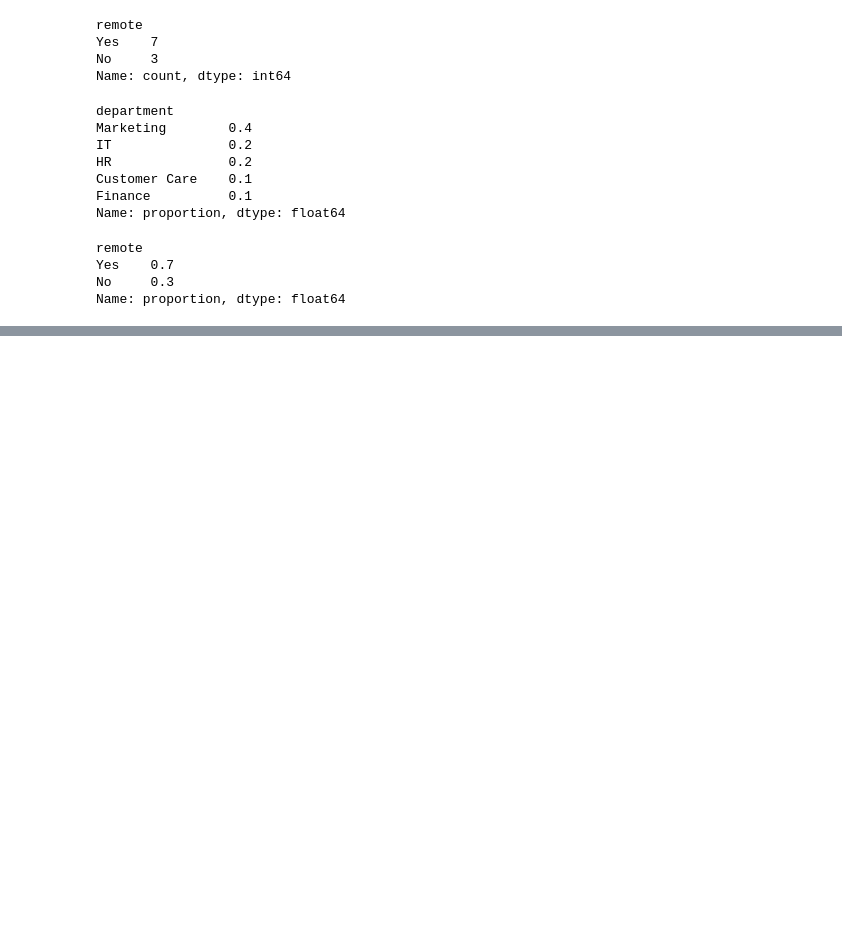
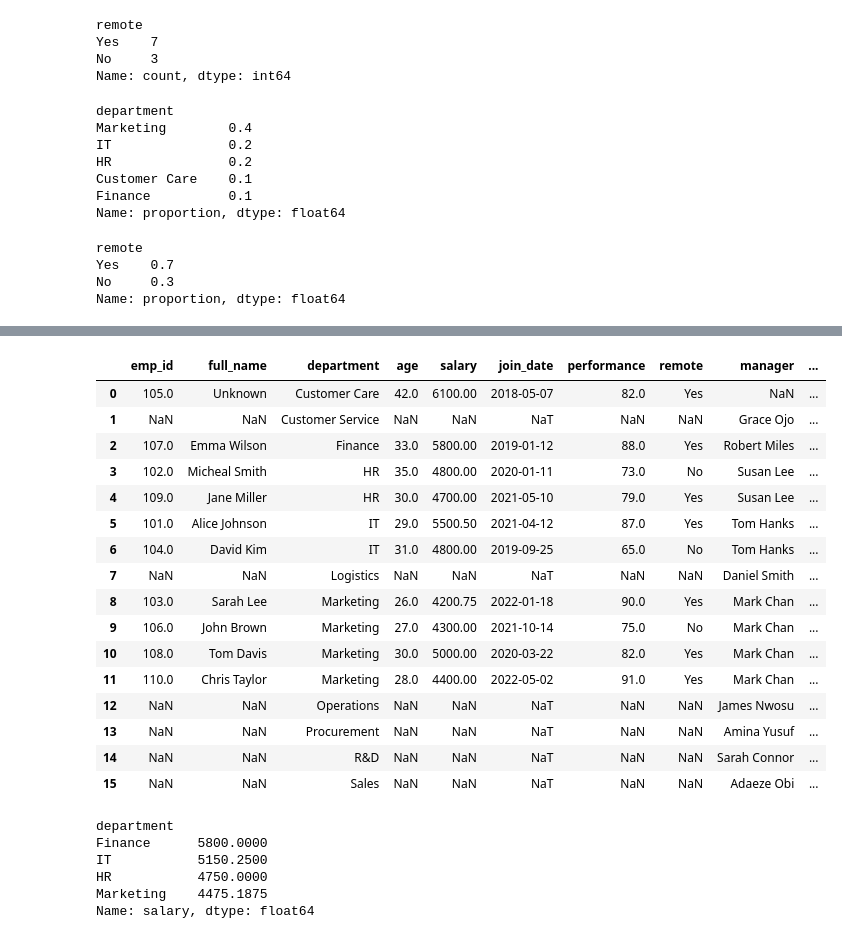
Before and after one commit to Pretty-Towsen/data-analysis-class, a Jupyter notebook: employee_analysis.ipynb, the cells around one changed output, grey strips where cells are left out. Drawn from its saved outputs; the diff is of its cells as text; code cells hidden in the pictures; blank space fills up the shorter version.

```diff
--- a/employee_analysis.ipynb
+++ b/employee_analysis.ipynb
@@ -772,3 +772,27 @@ remote
 Yes    0.7
 No     0.3
 Name: proportion, dtype: float64
+# %%
+#working with combination of dataframes
+
+data1 = {
+    "department": ["IT", "HR", "Finance", "Marketing", "R&D", "Operations", "Sales", "Logistics", "Procurement", "Customer Service"],
+    "manager": [
+        "Tom Hanks", "Susan Lee", "Robert Miles",
+        "Mark Chan", "Sarah Connor", "James Nwosu", "Adaeze Obi",
+        "Daniel Smith", "Amina Yusuf", "Grace Ojo"
+    ],
+    "department_budget": [200000, 150000, 250000, 180000, 300000, 220000, 210000, 195000, 230000, 170000],
+    "office_location": [
+        "Lagos", "Abuja", "Port Harcourt", "Ibadan", "Enugu", "Kano",
+        "Lagos", "Calabar", "Abuja", "Kano"
+    ]
+}
+df1 = pd.DataFrame(data1)
+
+#convert into csv file
+df1.to_csv("data/department_data.csv", index=False)
+
+df1 = pd.read_csv("data/department_data.csv")
+
+df1.head()
@@ -774,0 +884,31 @@ Name: proportion, dtype: float64
+# %%
+full_df = pd.merge(df, df1, how="outer")
+full_df
+# %% [output]
+|  | emp_id | full_name | department | age | salary | join_date | performance | remote | manager | ... |
+| 0 | 105.0 | Unknown | Customer Care | 42.0 | 6100.00 | 2018-05-07 | 82.0 | Yes | NaN | ... |
+| 1 | NaN | NaN | Customer Service | NaN | NaN | NaT | NaN | NaN | Grace Ojo | ... |
+| 2 | 107.0 | Emma Wilson | Finance | 33.0 | 5800.00 | 2019-01-12 | 88.0 | Yes | Robert Miles | ... |
+| 3 | 102.0 | Micheal Smith | HR | 35.0 | 4800.00 | 2020-01-11 | 73.0 | No | Susan Lee | ... |
+| 4 | 109.0 | Jane Miller | HR | 30.0 | 4700.00 | 2021-05-10 | 79.0 | Yes | Susan Lee | ... |
+| 5 | 101.0 | Alice Johnson | IT | 29.0 | 5500.50 | 2021-04-12 | 87.0 | Yes | Tom Hanks | ... |
+| 6 | 104.0 | David Kim | IT | 31.0 | 4800.00 | 2019-09-25 | 65.0 | No | Tom Hanks | ... |
+| 7 | NaN | NaN | Logistics | NaN | NaN | NaT | NaN | NaN | Daniel Smith | ... |
+| 8 | 103.0 | Sarah Lee | Marketing | 26.0 | 4200.75 | 2022-01-18 | 90.0 | Yes | Mark Chan | ... |
+| 9 | 106.0 | John Brown | Marketing | 27.0 | 4300.00 | 2021-10-14 | 75.0 | No | Mark Chan | ... |
+| 10 | 108.0 | Tom Davis | Marketing | 30.0 | 5000.00 | 2020-03-22 | 82.0 | Yes | Mark Chan | ... |
+| 11 | 110.0 | Chris Taylor | Marketing | 28.0 | 4400.00 | 2022-05-02 | 91.0 | Yes | Mark Chan | ... |
+| 12 | NaN | NaN | Operations | NaN | NaN | NaT | NaN | NaN | James Nwosu | ... |
+| 13 | NaN | NaN | Procurement | NaN | NaN | NaT | NaN | NaN | Amina Yusuf | ... |
+| 14 | NaN | NaN | R&D | NaN | NaN | NaT | NaN | NaN | Sarah Connor | ... |
+| 15 | NaN | NaN | Sales | NaN | NaN | NaT | NaN | NaN | Adaeze Obi | ... |
+# %%
+#average salary by department
+merge_df.groupby('department')['salary'].mean().sort_values(ascending=False)
+# %% [output]
+department
+Finance      5800.0000
+IT           5150.2500
+HR           4750.0000
+Marketing    4475.1875
+Name: salary, dtype: float64
```
Also changed, not shown: parts of 7 cells of this notebook, 1 other file.
